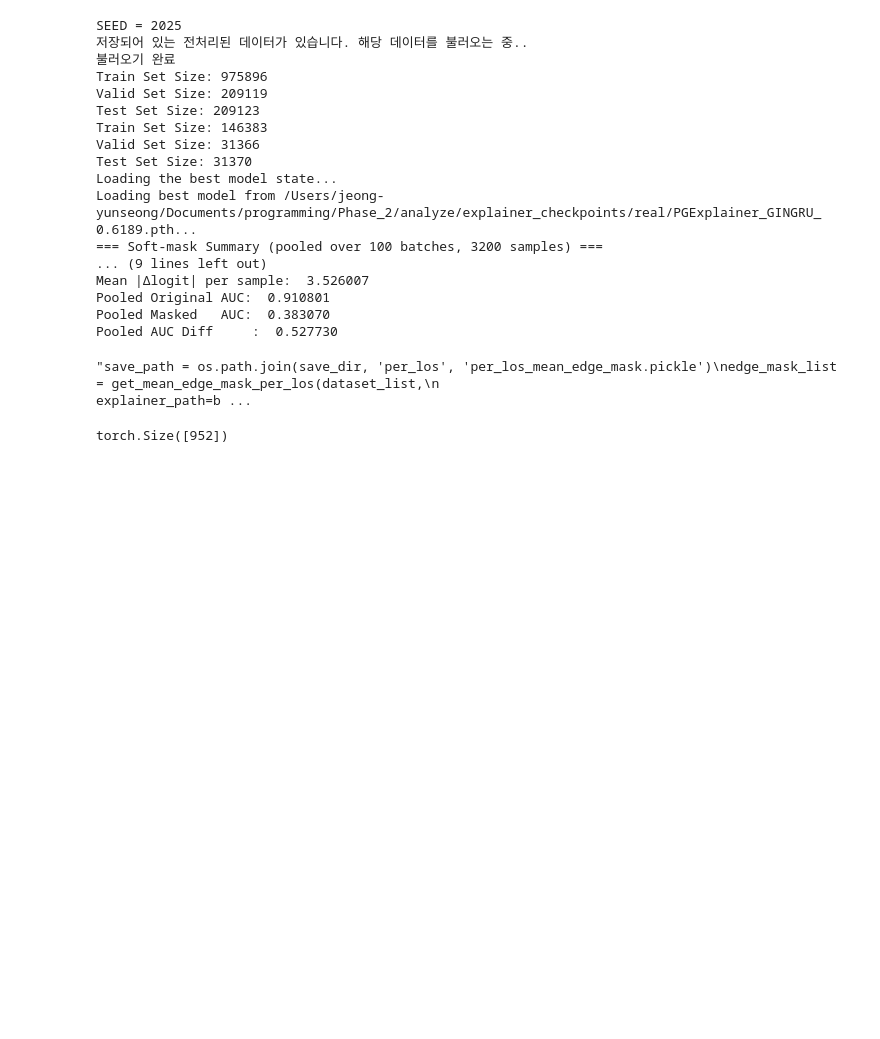
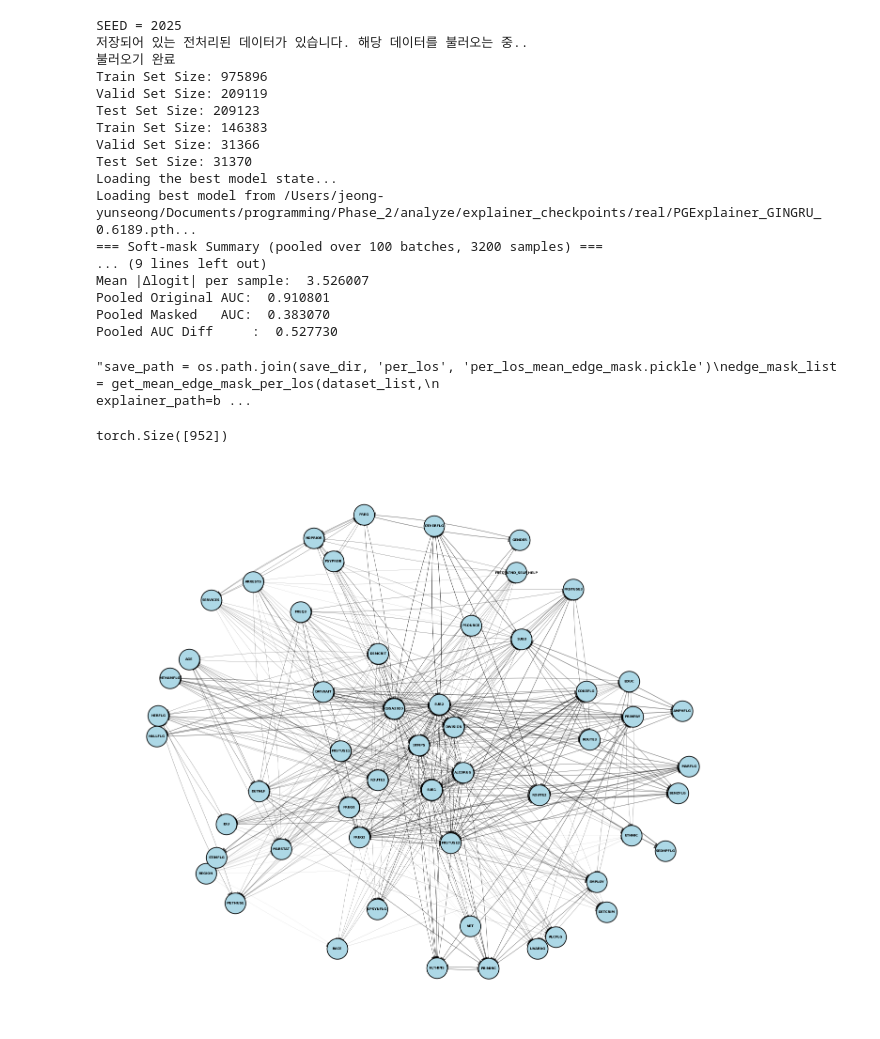
Before and after one commit to loveiscomplicated/GNN_phase_2, a Jupyter notebook: analyze/edge_mask_mean_analyse.ipynb, the cells around one changed output. Saved outputs shown, nothing was run; the diff lists cells and outputs as text; code cells hidden in the pictures; blank space fills up the shorter version.

```diff
--- a/analyze/edge_mask_mean_analyse.ipynb
+++ b/analyze/edge_mask_mean_analyse.ipynb
@@ -455,0 +528,7 @@ edge_index_single = mi_edge_index_batched(
+# %%
+import os
+cur_dir = os.getcwd()
+edge_importance = os.path.join(cur_dir, '..', 'resources', 'PGExplainer_edge_importance_admission.txt')
+draw_star_network(edge_importance)
+# %% [output]
+[figure, added]
```
Also changed, not shown: parts of 3 cells of this notebook, 12 other files.
